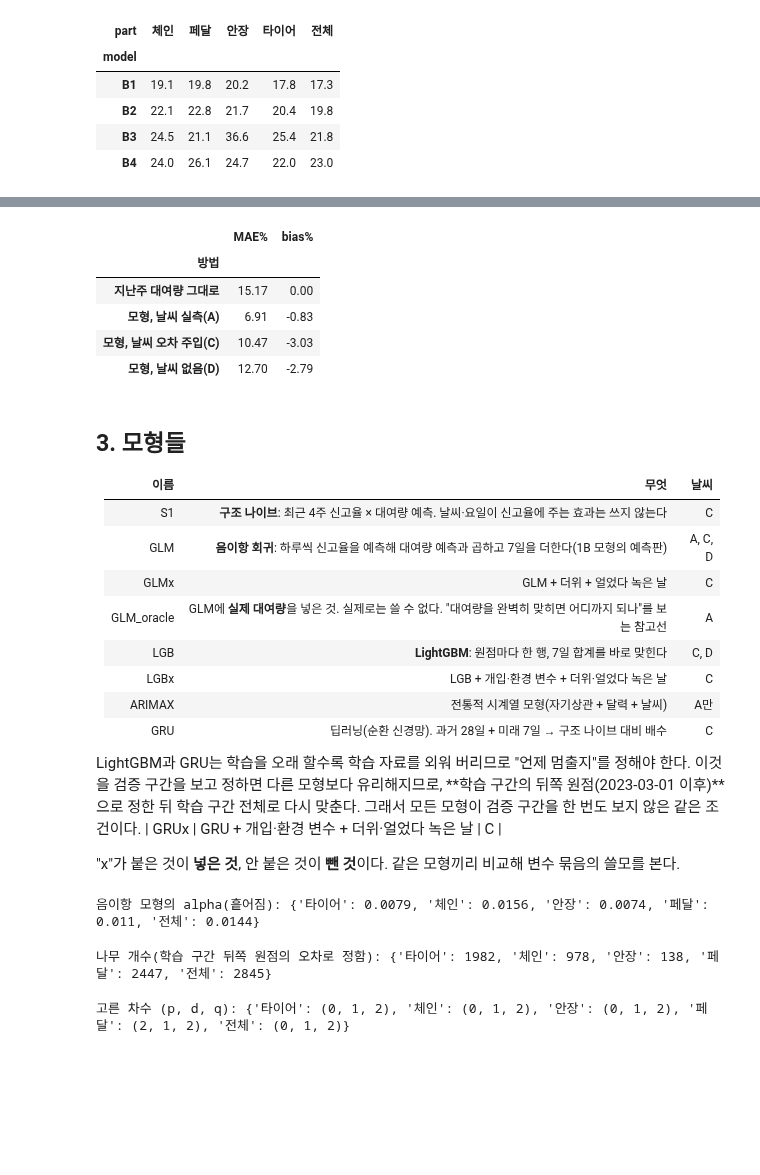
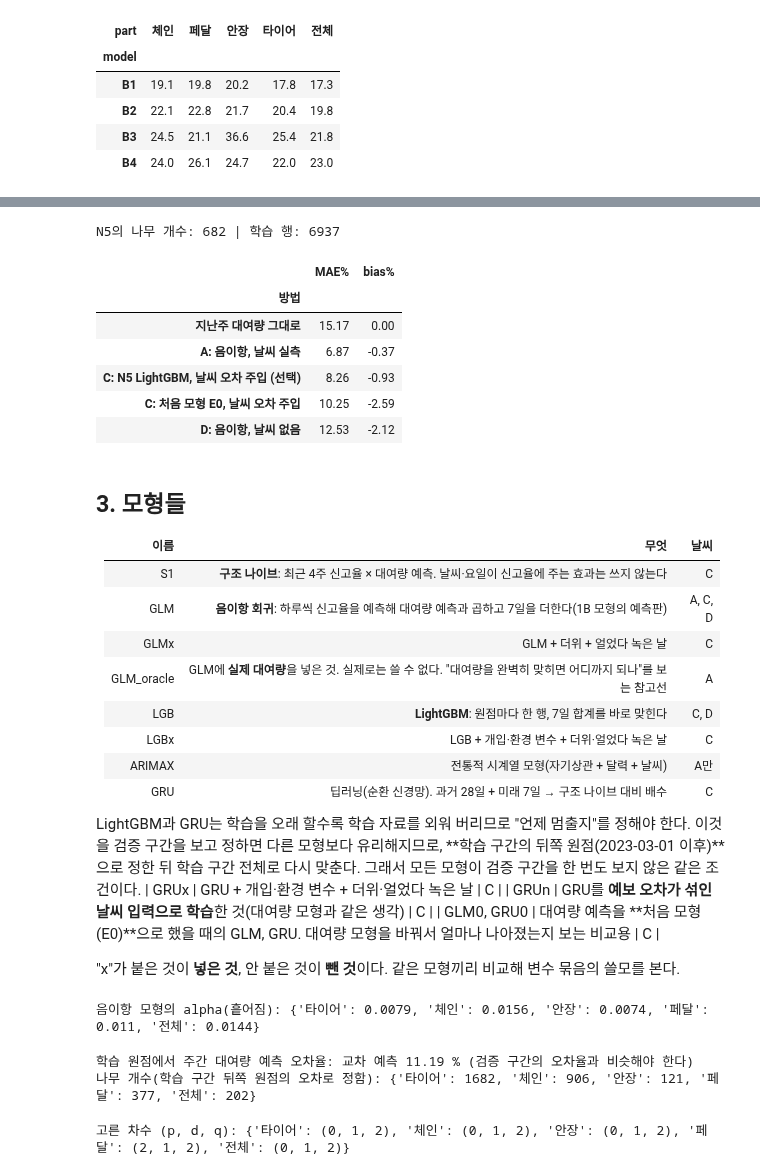
Before and after one commit to Junyeop-Shin/dareungi, a Jupyter notebook: notebooks/1C_forecast.ipynb, the cells around one changed output, grey strips where cells are left out. Cells and saved outputs as stored; diff of their text form; code cells hidden in the pictures; blank space fills up the shorter version.

```diff
--- a/notebooks/1C_forecast.ipynb
+++ b/notebooks/1C_forecast.ipynb
@@ -89,25 +120,35 @@ save_tab(s.pivot(index="model", columns="part", values="MAEpct").rename(columns=
 # %%
-expo_model = fit_expo(m)                    # 날씨를 쓰는 대여량 모형
-expo_model_nowx = fit_expo(m, weather=False) # 날씨를 뺀 대여량 모형(시나리오 D)
+expo_model = fit_expo(m)                     # A용: 실측 날씨로 학습한 음이항(E0)
+expo_model_nowx = fit_expo(m, weather=False)  # D용: 날씨 없는 음이항
+rows_C = expo_rows(m, TRAIN_DAYS[0], TRAIN_DAYS[1], "C")       # C용 학습 행: 예보 오차가 섞인 날씨
+ROUNDS = lgb_rounds(rows_C)
+expo_lgb = fit_expo_lgb(rows_C, ROUNDS)                         # C용: N5
+print("N5의 나무 개수:", ROUNDS, "| 학습 행:", len(rows_C))
 
 F, E = {}, {}                               # F[시나리오] = 검증 원점의 '미래 7일 표', E[시나리오] = 그 표 각 행의 대여량 예측
 for scn in "AC":
-    F[scn] = future_frame(m, vi, scn); E[scn] = np.asarray(expo_model.predict(F[scn]))
+    F[scn] = future_frame(m, vi, scn)
+E["A"] = np.asarray(expo_model.predict(F["A"]))
+E["C"] = np.asarray(expo_lgb(F["C"]))
 F["D"] = F["A"]; E["D"] = np.asarray(expo_model_nowx.predict(F["D"]))
+E0_C = np.asarray(expo_model.predict(F["C"]))                   # 비교용: 처음 쓰던 대여량 모형(E0)에 날씨 C
 
 act = F["A"].groupby("oi").rentals.sum()
-rows = [{"방법": "지난주 대여량 그대로", "MAE%": float((sum_back(m.rentals, 7).iloc[vi].to_numpy() - act.to_numpy()).__abs__().mean() / act.mean() * 100), "bias%": float((sum_back(m.rentals, 7).iloc[vi].to_numpy() - act.to_numpy()).mean() / act.mean() * 100)}]
-for scn, name in {"A": "모형, 날씨 실측(A)", "C": "모형, 날씨 오차 주입(C)", "D": "모형, 날씨 없음(D)"}.items():
-    hat = pd.Series(E[scn]).groupby(F[scn].oi.to_numpy()).sum()
-    rows.append({"방법": name, "MAE%": float((hat.to_numpy() - act.to_numpy()).__abs__().mean() / act.mean() * 100), "bias%": float((hat.to_numpy() - act.to_numpy()).mean() / act.mean() * 100)})
-save_tab(pd.DataFrame(rows).set_index("방법").round(2), "expo_valid")
+wk = lambda hat, scn: pd.Series(np.asarray(hat)).groupby(F[scn].oi.to_numpy()).sum().to_numpy()
+rows = [{"방법": "지난주 대여량 그대로", "hat": sum_back(m.rentals, 7).iloc[vi].to_numpy()},
+        {"방법": "A: 음이항, 날씨 실측", "hat": wk(E["A"], "A")}, {"방법": "C: N5 LightGBM, 날씨 오차 주입 (선택)", "hat": wk(E["C"], "C")},
+        {"방법": "C: 처음 모형 E0, 날씨 오차 주입", "hat": wk(E0_C, "C")}, {"방법": "D: 음이항, 날씨 없음", "hat": wk(E["D"], "D")}]
+save_tab(pd.DataFrame([{"방법": r["방법"], "MAE%": float(np.abs(r["hat"] - act.to_numpy()).mean() / act.mean() * 100),
+                        "bias%": float((r["hat"] - act.to_numpy()).mean() / act.mean() * 100)} for r in rows]).set_index("방법").round(2), "expo_valid")
 # %% [output]
+N5의 나무 개수: 682 | 학습 행: 6937
 |  | MAE% | bias% |
 | 방법 |  |  |
 | 지난주 대여량 그대로 | 15.17 | 0.00 |
-| 모형, 날씨 실측(A) | 6.91 | -0.83 |
-| 모형, 날씨 오차 주입(C) | 10.47 | -3.03 |
-| 모형, 날씨 없음(D) | 12.70 | -2.79 |
+| A: 음이항, 날씨 실측 | 6.87 | -0.37 |
+| C: N5 LightGBM, 날씨 오차 주입 (선택) | 8.26 | -0.93 |
+| C: 처음 모형 E0, 날씨 오차 주입 | 10.25 | -2.59 |
+| D: 음이항, 날씨 없음 | 12.53 | -2.12 |
 # %% [markdown]
 ## 3. 모형들
 
@@ -124,6 +165,8 @@ save_tab(pd.DataFrame(rows).set_index("방법").round(2), "expo_valid")
 
 LightGBM과 GRU는 학습을 오래 할수록 학습 자료를 외워 버리므로 "언제 멈출지"를 정해야 한다. 이것을 검증 구간을 보고 정하면 다른 모형보다 유리해지므로, **학습 구간의 뒤쪽 원점(2023-03-01 이후)**으로 정한 뒤 학습 구간 전체로 다시 맞춘다. 그래서 모든 모형이 검증 구간을 한 번도 보지 않은 같은 조건이다.
 | GRUx | GRU + 개입·환경 변수 + 더위·얼었다 녹은 날 | C |
+| GRUn | GRU를 **예보 오차가 섞인 날씨 입력으로 학습**한 것(대여량 모형과 같은 생각) | C |
+| GLM0, GRU0 | 대여량 예측을 **처음 모형(E0)**으로 했을 때의 GLM, GRU. 대여량 모형을 바꿔서 얼마나 나아졌는지 보는 비교용 | C |
 
 "x"가 붙은 것이 **넣은 것**, 안 붙은 것이 **뺀 것**이다. 같은 모형끼리 비교해 변수 묶음의 쓸모를 본다.
 # %%
@@ -143,7 +187,14 @@ print("음이항 모형의 alpha(흩어짐):", {PARTS[k]: round(v, 4) for k, v i
 # %%
 # --- LightGBM ---------------------------------------------------------------------------
 # 학습은 실측 날씨(A)로 만든 특성으로, 예측은 시나리오 값으로 만든 특성으로 한다
-F_tr = future_frame(m, ti, "A"); E_tr = np.asarray(expo_model.predict(F_tr)); E_tr_nowx = np.asarray(expo_model_nowx.predict(F_tr))
+F_tr = future_frame(m, ti, "A"); E_tr_nowx = np.asarray(expo_model_nowx.predict(F_tr))
+F_trC = future_frame(m, ti, "C")                    # 학습 원점의 '예보 오차가 섞인' 미래 7일 표
+# 학습 원점의 대여량 예측은 교차 예측으로 만든다(대여량 모형이 자기가 학습한 날을 예측하면 실제보다 너무 잘 맞기 때문. py/fc_expo.py의 expo_oof 참고)
+E_tr = expo_oof(rows_C, F_trC, ROUNDS)
+E_tr0 = np.asarray(expo_model.predict(F_tr))        # 비교용(GRU0): 처음 쓰던 대여량 모형
+_w = lambda f, e: pd.Series(np.asarray(e)).groupby(f.oi.to_numpy()).sum().to_numpy()
+_a = F_tr.groupby("oi").rentals.sum().to_numpy()
+print("학습 원점에서 주간 대여량 예측 오차율: 교차 예측", round(float(np.abs(_w(F_trC, E_tr) - _a).mean() / _a.mean() * 100), 2), "% (검증 구간의 오차율과 비슷해야 한다)")
 lgb_imp, lgb_rounds = {}, {}
 for part in PARTS:
     yb = base[base.part == part][["i", "y"]].rename(columns={"i": "oi"})
@@ -159,7 +210,8 @@ for part in PARTS:
     add(out, part, "LGB_D")
 print("나무 개수(학습 구간 뒤쪽 원점의 오차로 정함):", lgb_rounds)
 # %% [output]
-나무 개수(학습 구간 뒤쪽 원점의 오차로 정함): {'타이어': 1982, '체인': 978, '안장': 138, '페달': 2447, '전체': 2845}
+학습 원점에서 주간 대여량 예측 오차율: 교차 예측 11.19 % (검증 구간의 오차율과 비슷해야 한다)
+나무 개수(학습 구간 뒤쪽 원점의 오차로 정함): {'타이어': 1682, '체인': 906, '안장': 121, '페달': 377, '전체': 202}
 # %%
 # --- ARIMAX (날씨는 실측값. 이 모형에 가장 유리한 조건) ------------------------------------
 arima_order = {}
```
Also changed, not shown: parts of 19 cells of this notebook, 19 other files.
